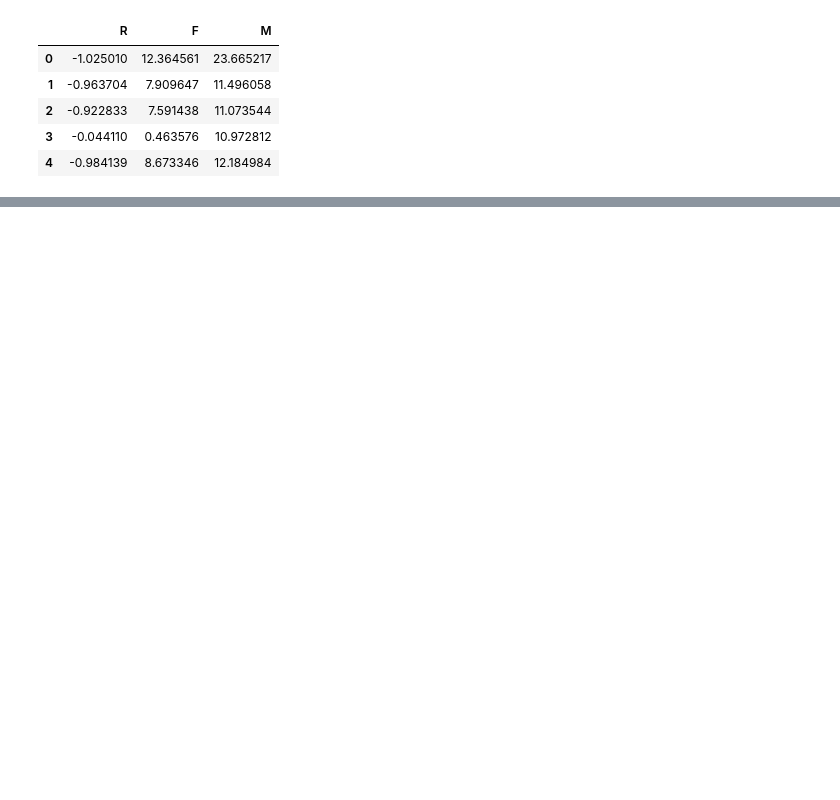
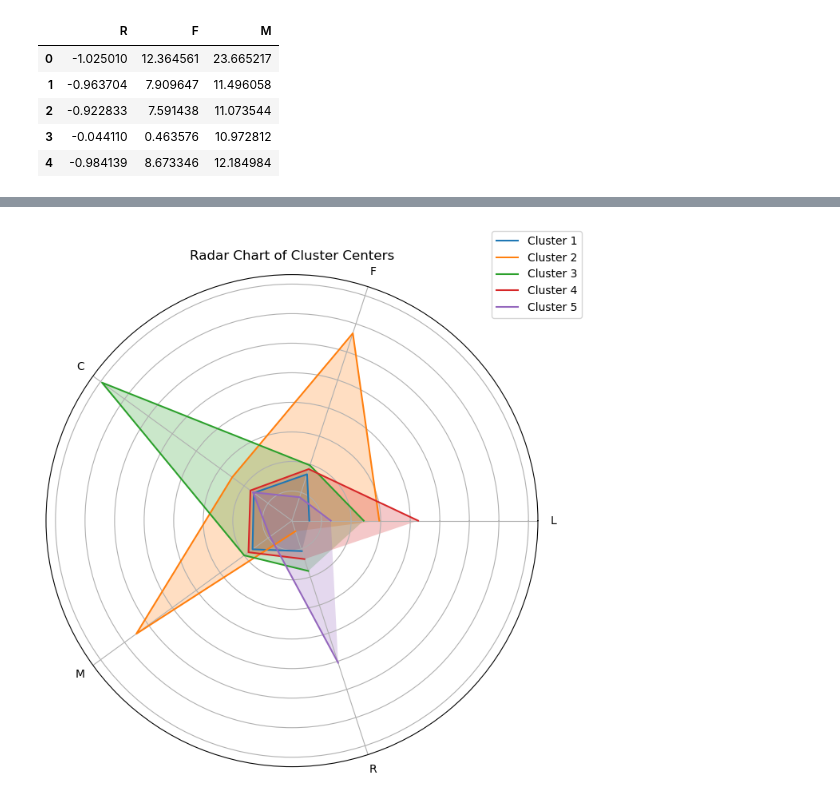
Before and after one commit to AlsQed/Analysis_of_Airline_Customer_Value, a Jupyter notebook: main.ipynb, the cells around one changed output, grey strips where cells are left out. Saved outputs shown, nothing was run; the diff lists cells and outputs as text; code cells hidden in the pictures; blank space fills up the shorter version.

```diff
--- a/main.ipynb
+++ b/main.ipynb
@@ -221,0 +235,29 @@ AttributeError: 'DataFrame' object has no attribute 'str'
+# %%
+# 获取特征名称（去掉最后一列 'counts'）
+features = r.columns[:-1]
+
+# 设置雷达图的角度
+num_vars = len(features)
+angles = np.linspace(0, 2 * np.pi, num_vars, endpoint=False).tolist()
+
+# 为了闭合雷达图，需要将第一项添加到末尾
+values = r.iloc[:, :-1].values.T
+
+# 创建雷达图
+fig, ax = plt.subplots(figsize=(8, 8), subplot_kw=dict(polar=True))
+
+# 绘制每个聚类的雷达图
+for i in range(len(r)):
+    ax.fill(angles, values[:, i], alpha=0.25)
+    ax.plot(angles, values[:, i], label=f'Cluster {i+1}')
+
+# 添加标签和标题
+ax.set_yticklabels([])
+ax.set_xticks(angles)
+ax.set_xticklabels(features)
+ax.set_title('Radar Chart of Cluster Centers')
+ax.legend(loc='upper right', bbox_to_anchor=(1.1, 1.1))
+
+plt.show()
+# %% [output]
+[figure, added]
```
Also changed, not shown: parts of 9 cells of this notebook, 1 other file.
